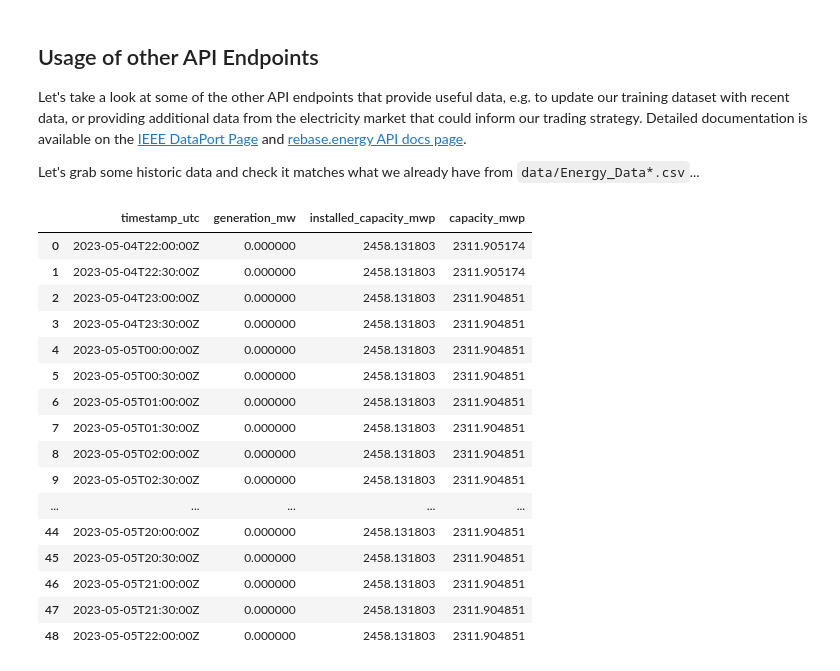
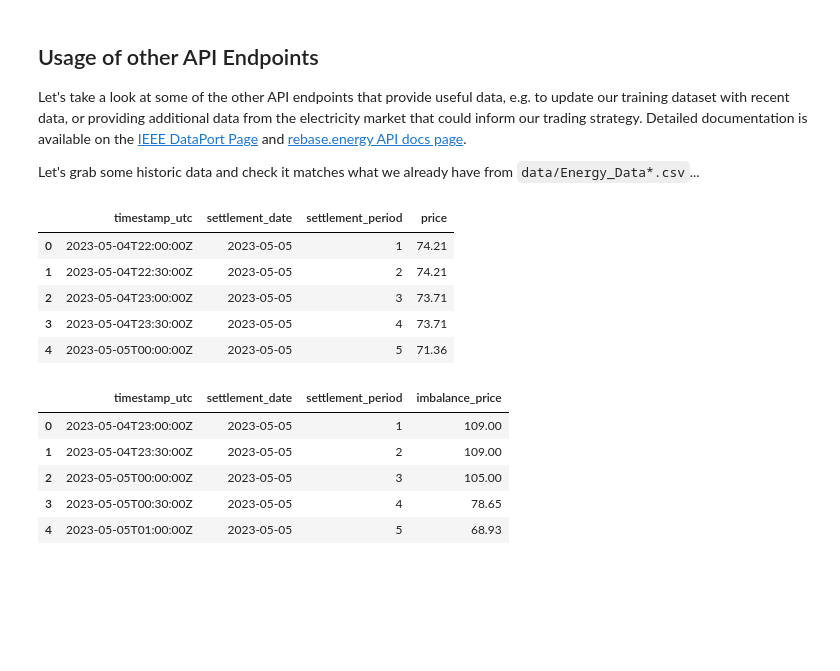
Before and after one commit to jbrowell/HEFTcom24, a Jupyter notebook: Getting Started.ipynb, the cells around one changed output. Saved outputs shown, nothing was run; the diff lists cells and outputs as text; code cells hidden in the pictures; blank space fills up the shorter version.

```diff
--- a/Getting Started.ipynb
+++ b/Getting Started.ipynb
@@ -407,30 +407,27 @@ rebase_api_client.submit(submission_data)
 Let's take a look at some of the other API endpoints that provide useful data, e.g. to update our training dataset with recent data, or providing additional data from the electricity market that could inform our trading strategy. Detailed documentation is available on the [IEEE DataPort Page](https://ieee-dataport.org/competitions/hybrid-energy-forecasting-and-trading-competition) and [rebase.energy API docs page](https://api.rebase.energy/challenges/redoc).
 
 Let's grab some historic data and check it matches what we already have from `data/Energy_Data*.csv`...
+# %%
+test_date = "2023-05-05"
+
+rebase_api_client.get_variable(day=test_date,variable="day_ahead_price").head()
+# %% [output]
+|  | timestamp_utc | settlement_date | settlement_period | price |
+| 0 | 2023-05-04T22:00:00Z | 2023-05-05 | 1 | 74.21 |
+| 1 | 2023-05-04T22:30:00Z | 2023-05-05 | 2 | 74.21 |
+| 2 | 2023-05-04T23:00:00Z | 2023-05-05 | 3 | 73.71 |
+| 3 | 2023-05-04T23:30:00Z | 2023-05-05 | 4 | 73.71 |
+| 4 | 2023-05-05T00:00:00Z | 2023-05-05 | 5 | 71.36 |
 # %%
-test_date = "2023-05-05"
-
-# rebase_api_client.get_variable(day=test_date,variable="day_ahead_price")
-# rebase_api_client.get_variable(day=test_date,variable="imbalance_price")
+rebase_api_client.get_variable(day=test_date,variable="imbalance_price").head()
 # rebase_api_client.get_variable(day=test_date,variable="wind_total_production")
-rebase_api_client.get_variable(day=test_date,variable="solar_total_production")
+# rebase_api_client.get_variable(day=test_date,variable="solar_total_production")
 # %% [output]
-|  | timestamp_utc | generation_mw | installed_capacity_mwp | capacity_mwp |
-| 0 | 2023-05-04T22:00:00Z | 0.000000 | 2458.131803 | 2311.905174 |
-| 1 | 2023-05-04T22:30:00Z | 0.000000 | 2458.131803 | 2311.905174 |
-| 2 | 2023-05-04T23:00:00Z | 0.000000 | 2458.131803 | 2311.904851 |
-| 3 | 2023-05-04T23:30:00Z | 0.000000 | 2458.131803 | 2311.904851 |
-| 4 | 2023-05-05T00:00:00Z | 0.000000 | 2458.131803 | 2311.904851 |
-| 5 | 2023-05-05T00:30:00Z | 0.000000 | 2458.131803 | 2311.904851 |
-| 6 | 2023-05-05T01:00:00Z | 0.000000 | 2458.131803 | 2311.904851 |
-| 7 | 2023-05-05T01:30:00Z | 0.000000 | 2458.131803 | 2311.904851 |
-| 8 | 2023-05-05T02:00:00Z | 0.000000 | 2458.131803 | 2311.904851 |
-| 9 | 2023-05-05T02:30:00Z | 0.000000 | 2458.131803 | 2311.904851 |
-| ... | ... | ... | ... | ... |
-| 44 | 2023-05-05T20:00:00Z | 0.000000 | 2458.131803 | 2311.904851 |
-| 45 | 2023-05-05T20:30:00Z | 0.000000 | 2458.131803 | 2311.904851 |
-| 46 | 2023-05-05T21:00:00Z | 0.000000 | 2458.131803 | 2311.904851 |
-| 47 | 2023-05-05T21:30:00Z | 0.000000 | 2458.131803 | 2311.904851 |
-| 48 | 2023-05-05T22:00:00Z | 0.000000 | 2458.131803 | 2311.904851 |
+|  | timestamp_utc | settlement_date | settlement_period | imbalance_price |
+| 0 | 2023-05-04T23:00:00Z | 2023-05-05 | 1 | 109.00 |
+| 1 | 2023-05-04T23:30:00Z | 2023-05-05 | 2 | 109.00 |
+| 2 | 2023-05-05T00:00:00Z | 2023-05-05 | 3 | 105.00 |
+| 3 | 2023-05-05T00:30:00Z | 2023-05-05 | 4 | 78.65 |
+| 4 | 2023-05-05T01:00:00Z | 2023-05-05 | 5 | 68.93 |
 # %%
 energy_data.loc[
```
Also changed, not shown: parts of 1 cell of this notebook.
